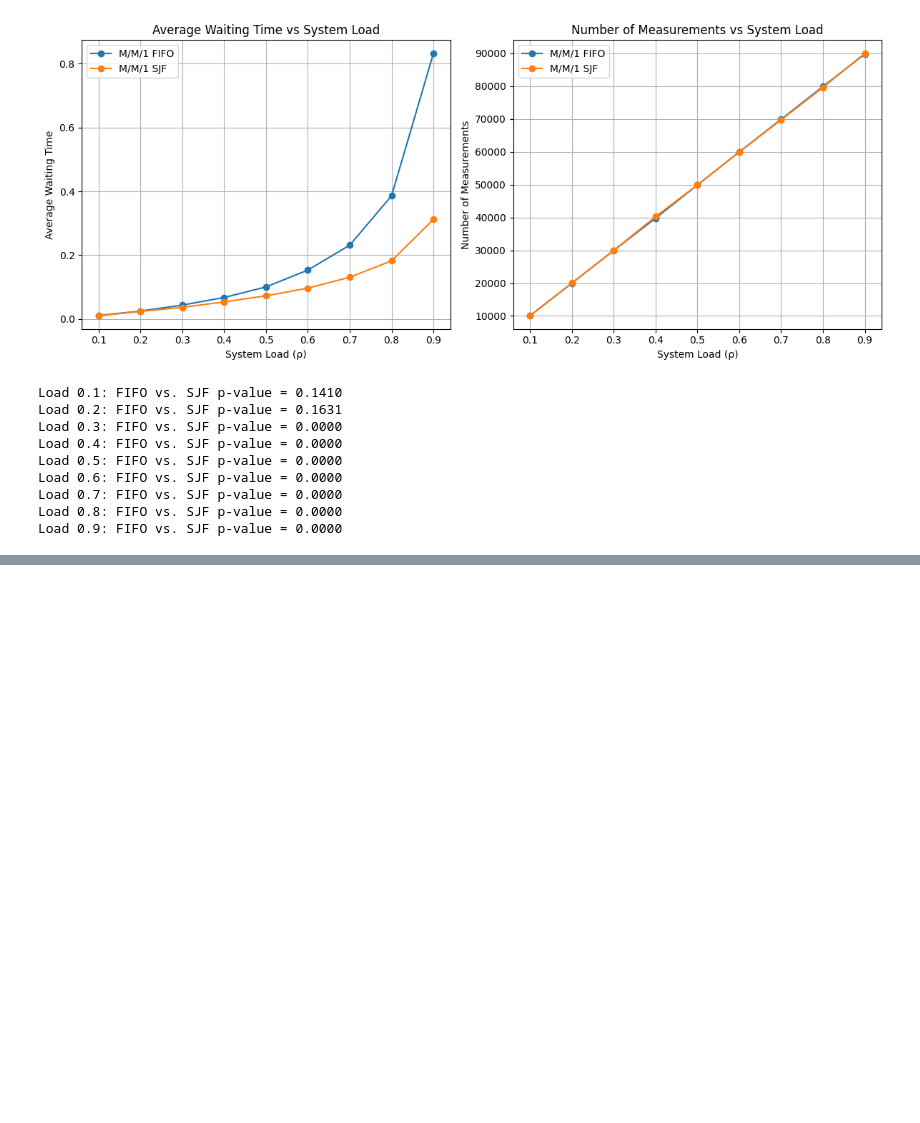
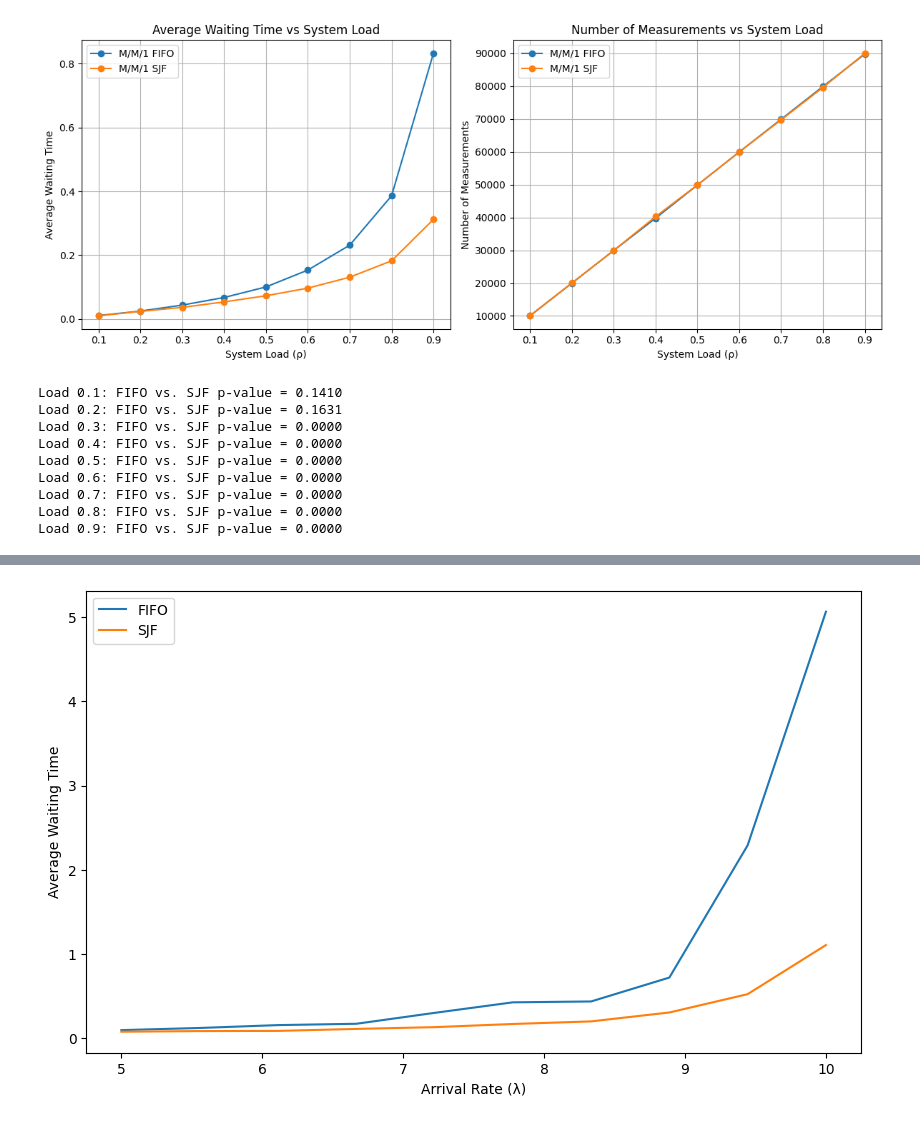
Before and after one commit to jazminli/DES-Simulation-Assignment2, a Jupyter notebook: DES.ipynb, the cells around one changed output, grey strips where cells are left out. Cells and saved outputs as stored; diff of their text form; code cells hidden in the pictures; blank space fills up the shorter version.

```diff
--- a/DES.ipynb
+++ b/DES.ipynb
@@ -264,0 +396,76 @@ Load 0.9: FIFO vs. SJF p-value = 0.0000
+# %%
+# the simulation for FIFO and SJF under Poisson arrival
+def simulate_queue(lambda_rate, mu_rate, SIM_TIME, is_sjf=False):
+    FEL = []
+    current_time = 0
+    num_in_queue = 0
+    total_wait_time = 0
+    total_jobs = 0
+    sjf_queue = []
+
+    # Generate initial arrival
+    FEL.append((random.expovariate(lambda_rate), 'arrival', random.expovariate(mu_rate)))
+
+    while current_time < SIM_TIME:
+        event_time, event_type, job_size = heapq.heappop(FEL)
+        current_time = event_time
+
+        if event_type == 'arrival':
+            # Generate next arrival
+            heapq.heappush(FEL, (current_time + random.expovariate(lambda_rate), 'arrival', random.expovariate(mu_rate)))
+            if num_in_queue == 0:
+                # If the queue is empty, schedule a departure
+                heapq.heappush(FEL, (current_time + job_size, 'departure', job_size))
+            else:
+                # Add the job to the queue
+                if is_sjf:
+                    # Add to the priority queue sorted by job size
+                    heapq.heappush(sjf_queue, (job_size, current_time))
+                else:
+                    # Add to the end of the queue
+                    sjf_queue.append((job_size, current_time))
+            num_in_queue += 1
+        elif event_type == 'departure':
+            # Departure event
+            total_jobs += 1
+            if num_in_queue > 0:
+                num_in_queue -= 1
+                if num_in_queue > 0:
+                    if is_sjf:
+                        # Pop the next job based on job size for SJF
+                        next_job_size, next_arrival_time = heapq.heappop(sjf_queue)
+                    else:
+                        # Pop the next job based on arrival order for FIFO
+                        next_job_size, next_arrival_time = sjf_queue.pop(0)
+                    total_wait_time += current_time - next_arrival_time
+                    heapq.heappush(FEL, (current_time + next_job_size, 'departure', next_job_size))
+
+    # Calculate the average wait time
+    avg_wait_time = total_wait_time / total_jobs if total_jobs > 0 else 0
+    return avg_wait_time
+
+mu_rate = 10
+SIM_TIME = 1000
+lambda_rates = np.linspace(5, 10, 10)  # Varying arrival rates
+
+
+avg_wait_times_fifo = []
+avg_wait_times_sjf = []
+
+for lambda_rate in lambda_rates:
+    avg_wait_fifo = simulate_queue(lambda_rate, mu_rate, SIM_TIME, is_sjf=False)
+    avg_wait_sjf = simulate_queue(lambda_rate, mu_rate, SIM_TIME, is_sjf=True)
+
+    avg_wait_times_fifo.append(avg_wait_fifo)
+    avg_wait_times_sjf.append(avg_wait_sjf)
+
+plt.figure(figsize=(10, 6))
+plt.plot(lambda_rates, avg_wait_times_fifo, label='FIFO')
+plt.plot(lambda_rates, avg_wait_times_sjf, label='SJF')
+plt.xlabel('Arrival Rate (λ)')
+plt.ylabel('Average Waiting Time')
+#plt.title('Average Waiting Time vs Arrival Rate (Poisson Arrival)')
+plt.legend()
+plt.show()
+# %% [output]
+[figure, added]
```
Also changed, not shown: parts of 4 cells of this notebook.
